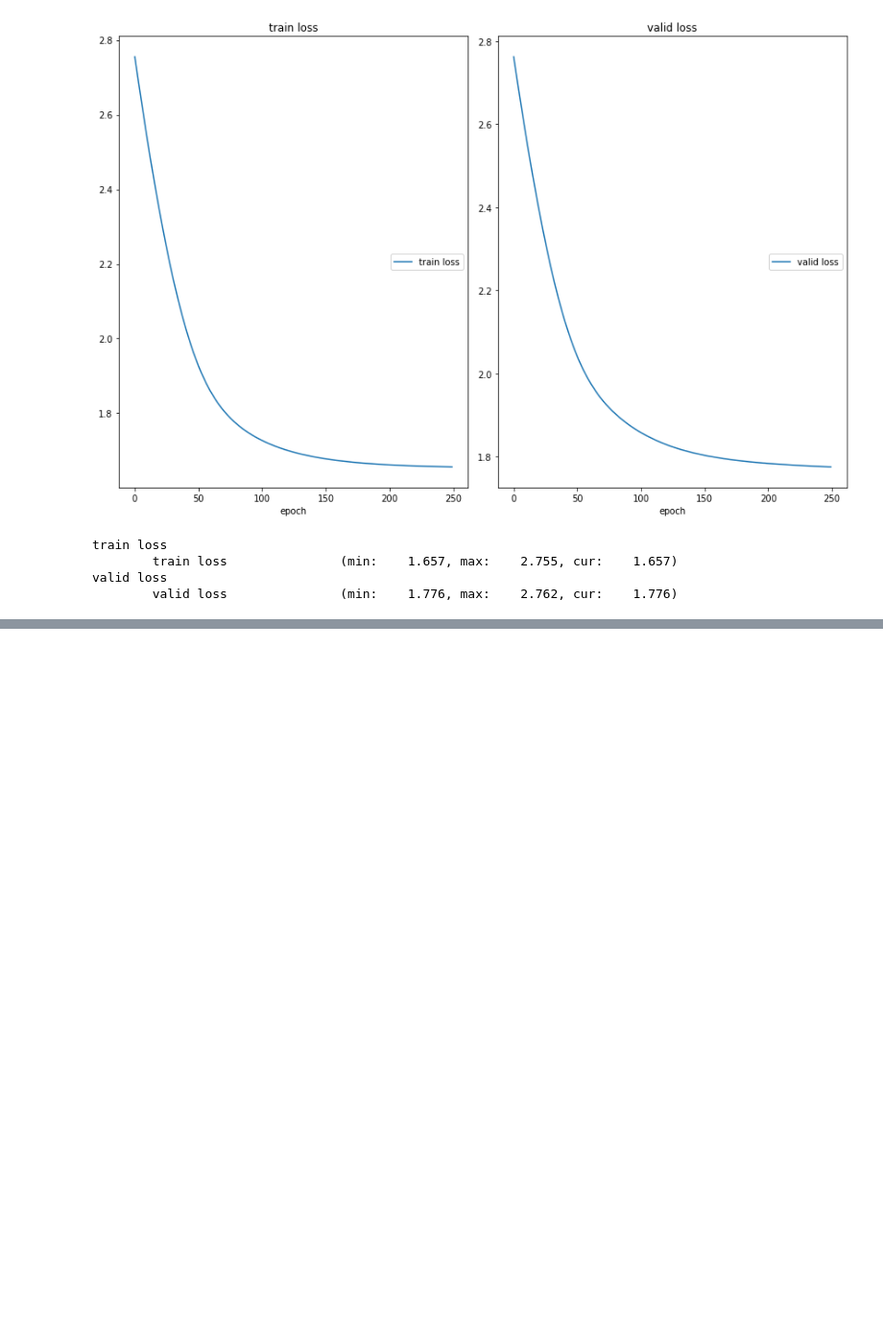
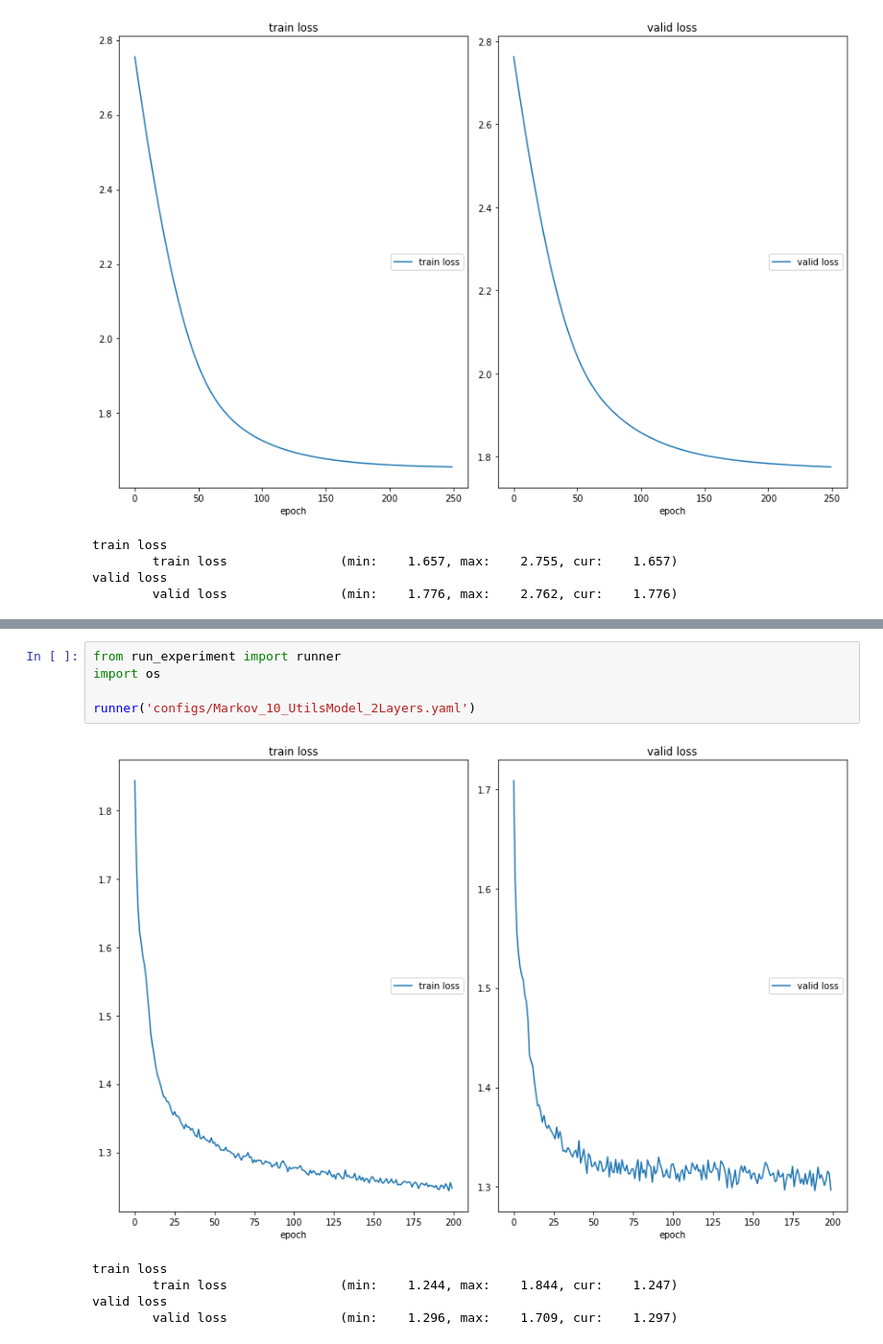
Before and after one commit to ZhongzeCai/Feature_AssortmentNN, a Jupyter notebook: runner.ipynb, the cells around one changed output, grey strips where cells are left out. Shown: that part at 96% size. Drawn from its saved outputs; the diff is of its cells as text; blank space fills up the shorter version.

```diff
--- a/runner.ipynb
+++ b/runner.ipynb
@@ -44,0 +56,11 @@ valid loss
+# %%
+from run_experiment import runner
+import os
+
+runner('configs/Markov_10_UtilsModel_2Layers.yaml')
+# %% [output]
+[figure, added]
+train loss
+        train loss               (min:    1.244, max:    1.844, cur:    1.247)
+valid loss
+        valid loss               (min:    1.296, max:    1.709, cur:    1.297)
```
Also changed, not shown: parts of 1 cell of this notebook, 6 other files.
